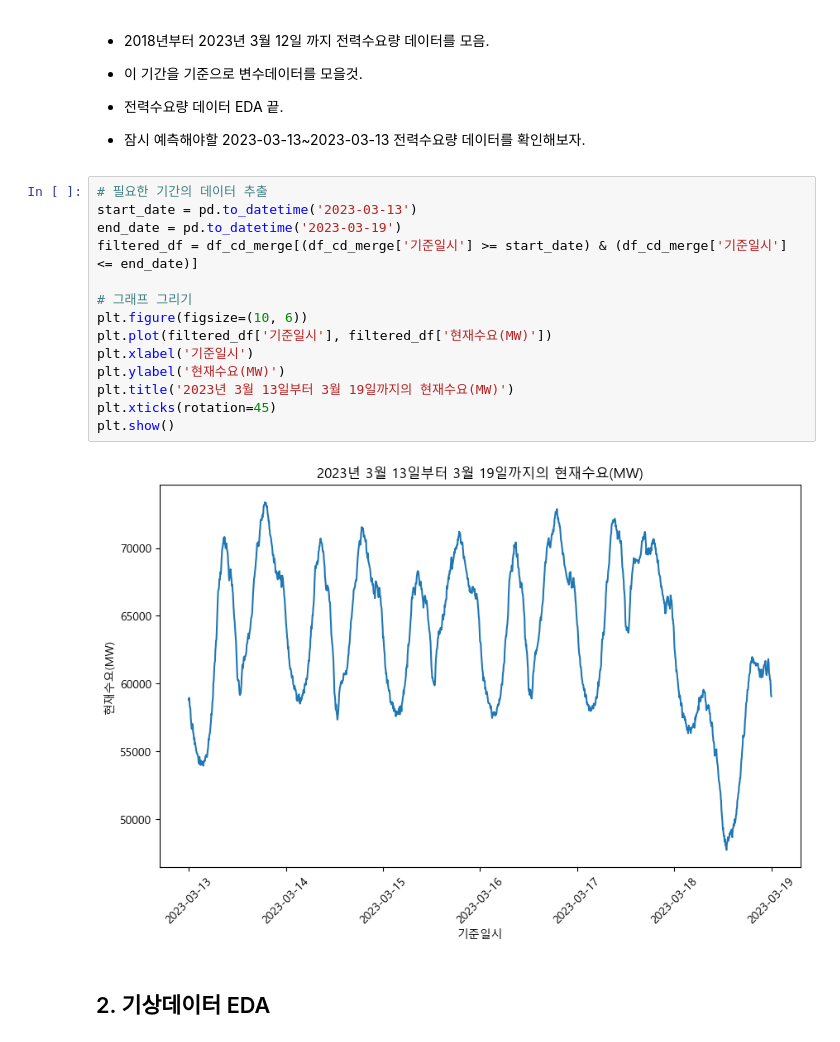
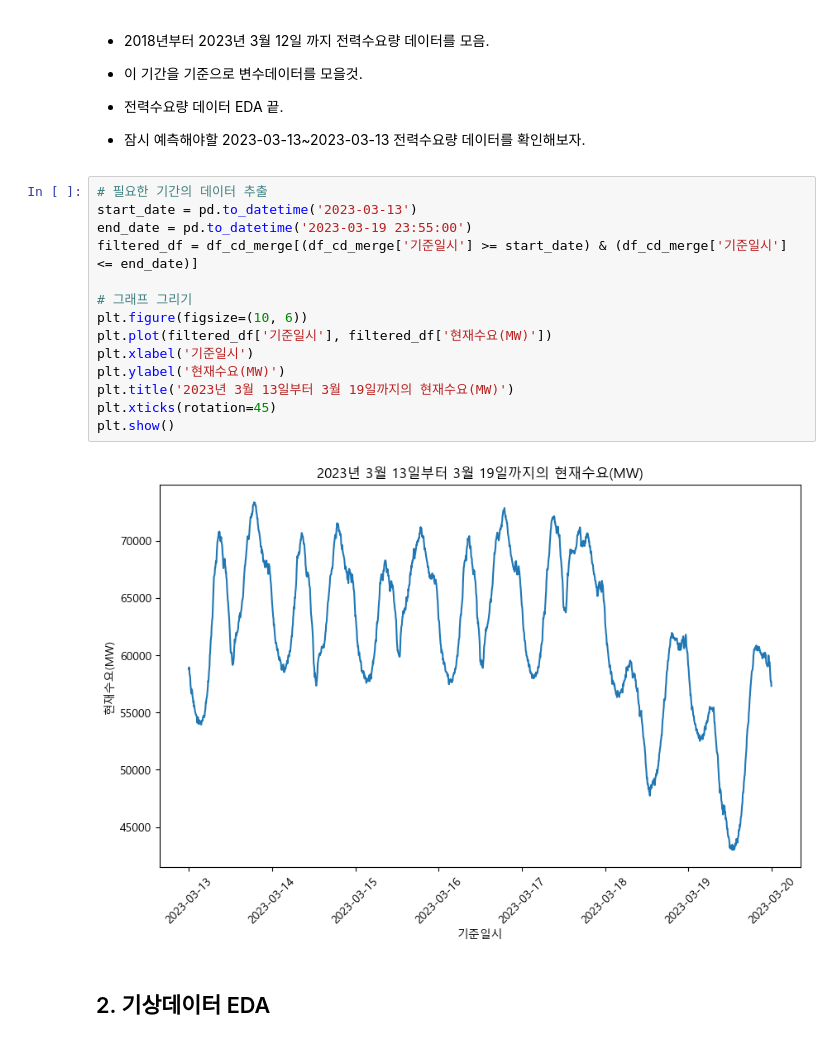
Before and after one commit to samatdi/energy_pred, a Jupyter notebook: 기상정보를 활용한 실시간 전력수요 예측모델 개발.ipynb, the cells around one changed output. Saved outputs shown, nothing was run; the diff lists cells and outputs as text.

```diff
--- a/기상정보를 활용한 실시간 전력수요 예측모델 개발.ipynb
+++ b/기상정보를 활용한 실시간 전력수요 예측모델 개발.ipynb
@@ -541,19 +541,19 @@ ED_2018_2023.to_csv('5분단위_전력수요량(2018.01.01~2023.03.12).csv')
 # %%
 # 필요한 기간의 데이터 추출
 start_date = pd.to_datetime('2023-03-13')
-end_date = pd.to_datetime('2023-03-19')
+end_date = pd.to_datetime('2023-03-19 23:55:00')
 filtered_df = df_cd_merge[(df_cd_merge['기준일시'] >= start_date) & (df_cd_merge['기준일시'] <= end_date)]
 
 # 그래프 그리기
 plt.figure(figsize=(10, 6))
 plt.plot(filtered_df['기준일시'], filtered_df['현재수요(MW)'])
 plt.xlabel('기준일시')
 plt.ylabel('현재수요(MW)')
 plt.title('2023년 3월 13일부터 3월 19일까지의 현재수요(MW)')
 plt.xticks(rotation=45)
 plt.show()
 # %% [output]
-[figure, old version]
+[figure, new version]
 # %% [markdown]
 ## 2. 기상데이터 EDA
 # %% [markdown]
```
Also changed, not shown: parts of 39 cells of this notebook.
